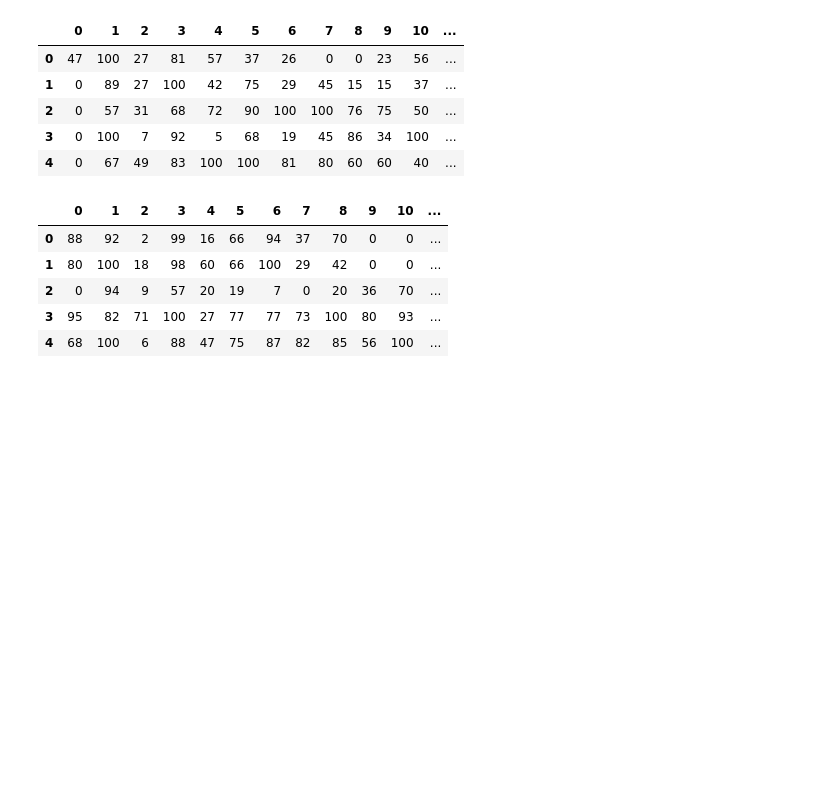
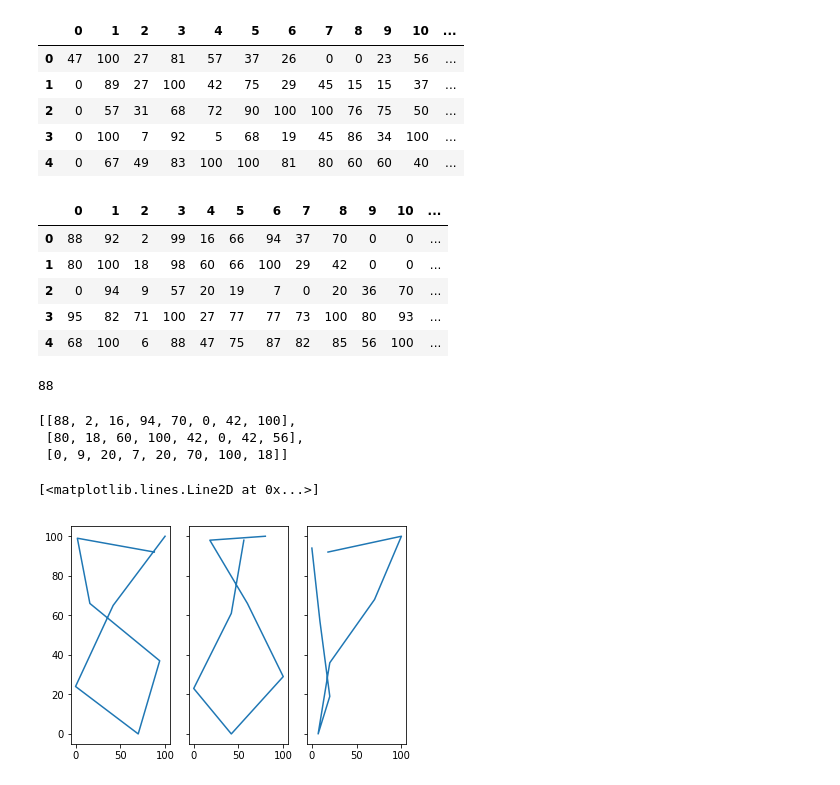
Before and after one commit to ImadMebrouk/Pendigits, a Jupyter notebook: pendigits.ipynb, the cells around one changed output. Drawn from its saved outputs; the diff is of its cells as text; code cells hidden in the pictures; blank space fills up the shorter version.

```diff
--- a/pendigits.ipynb
+++ b/pendigits.ipynb
@@ -47,3 +47,27 @@ df_test.head()
 | 2 | 0 | 94 | 9 | 57 | 20 | 19 | 7 | 0 | 20 | 36 | 70 | ... |
 | 3 | 95 | 82 | 71 | 100 | 27 | 77 | 77 | 73 | 100 | 80 | 93 | ... |
 | 4 | 68 | 100 | 6 | 88 | 47 | 75 | 87 | 82 | 85 | 56 | 100 | ... |
+# %%
+test = df_test.head()
+# %%
+test.iloc[0][0]
+# %% [output]
+88
+# %%
+
+
+xsList = []
+ysList =[]
+# %%
+xs =[]
+ys =[]
+
+i=0
+while( i < 16):
+    xs.append(test.iloc[2][i])
+    ys.append(test.iloc[2][i+1])
+    i = i+2
+
+
+xsList.append(xs)
+ysList.append(ys)
@@ -49,0 +76,17 @@ df_test.head()
+# %%
+xsList
+# %% [output]
+[[88, 2, 16, 94, 70, 0, 42, 100],
+ [80, 18, 60, 100, 42, 0, 42, 56],
+ [0, 9, 20, 7, 20, 70, 100, 18]]
+# %%
+
+f, (ax1, ax2,ax3) = plt.subplots(1, 3, sharey=True)
+ax1.plot(xsList[0], ysList[0])
+
+ax2.plot(xsList[1], ysList[1])
+
+ax3.plot(xsList[2], ysList[2])
+# %% [output]
+[<matplotlib.lines.Line2D at 0x...>]
+[figure, added]
```
Also changed, not shown: parts of 2 cells of this notebook.
